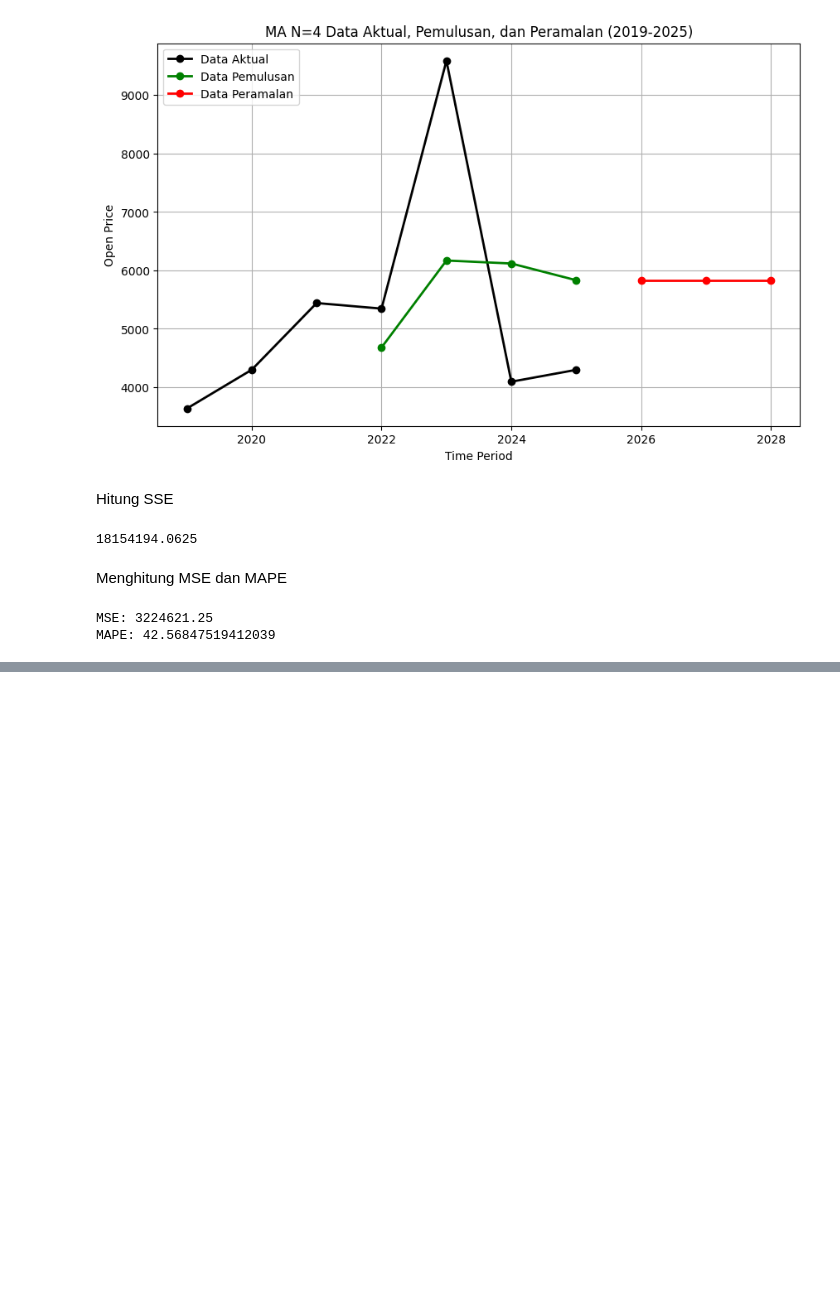
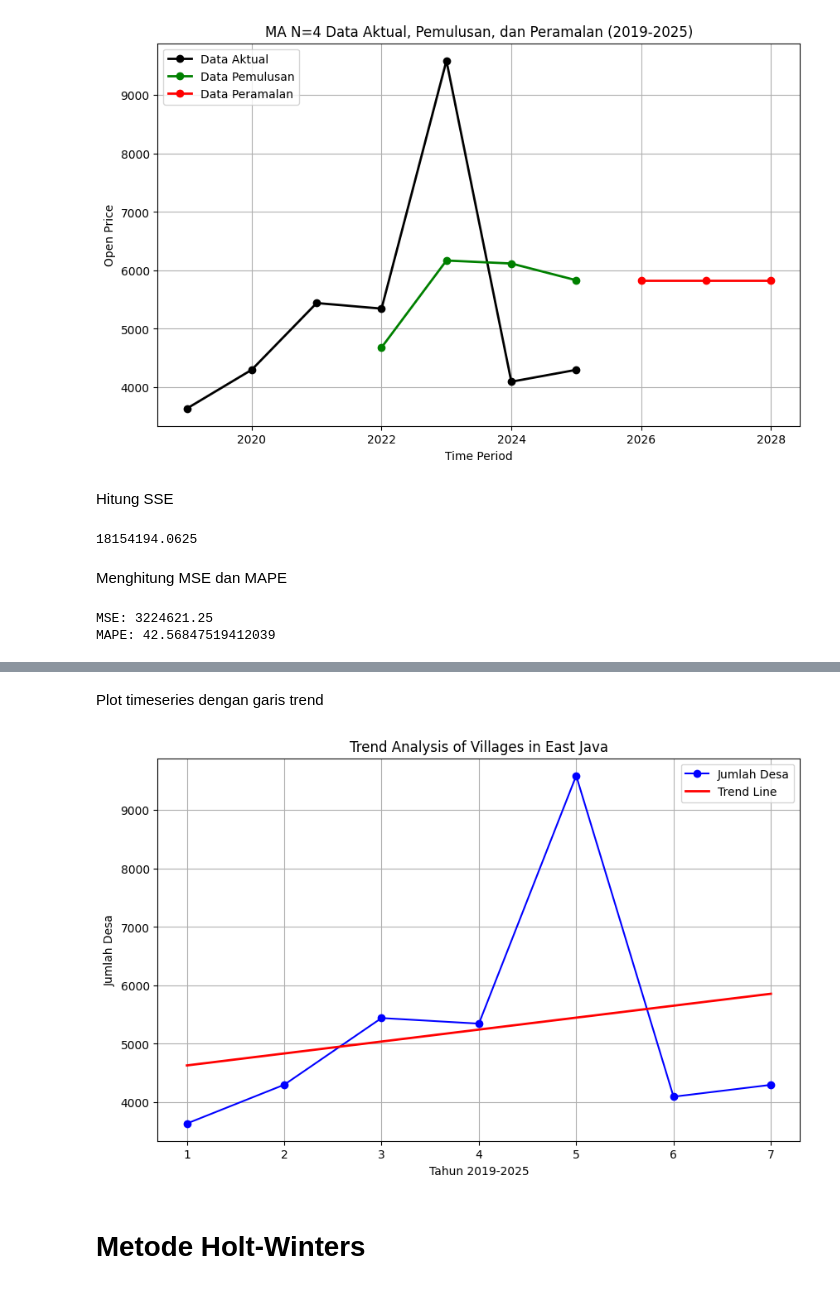
Before and after one commit to yowxy/Forecasting-Village-Population-in-East-Java-, a Jupyter notebook: index.ipynb, the cells around one changed output, grey strips where cells are left out. Cells and saved outputs as stored; diff of their text form; code cells hidden in the pictures; blank space fills up the shorter version.

Commit message:
feat: make an visualisation timeseries trend line

```diff
--- a/index.ipynb
+++ b/index.ipynb
@@ -370,0 +375,6 @@ MAPE: 42.56847519412039
+# %%
+t = np.arange(1, len(ts['jumlah']) + 1)
+y = ts['jumlah'].values
+X = sm.add_constant(t)
+model = sm.OLS(y, X).fit()
+print(model.summary())
@@ -370,0 +399,35 @@ MAPE: 42.56847519412039
+# %% [markdown]
+Plot timeseries dengan garis trend
+# %%
+import matplotlib.pyplot as plt
+import numpy as np
+
+plt.figure(figsize=(10,6))
+plt.plot(
+    t,
+    ts['jumlah'].values,
+    marker='o',
+    linestyle='-',
+    color='blue',
+    label='Jumlah Desa'
+)
+
+plt.plot(
+    t,
+    model.predict(X),
+    color='red',
+    linewidth=2,
+    label='Trend Line'
+)
+
+plt.xlabel('Tahun 2019-2025')
+plt.ylabel('Jumlah Desa')
+plt.title('Trend Analysis of Villages in East Java')
+
+plt.legend()
+plt.grid(True)
+plt.show()
+# %% [output]
+[figure, added]
+# %% [markdown]
+# Metode Holt-Winters
```
Also changed, not shown: parts of 4 cells of this notebook.
